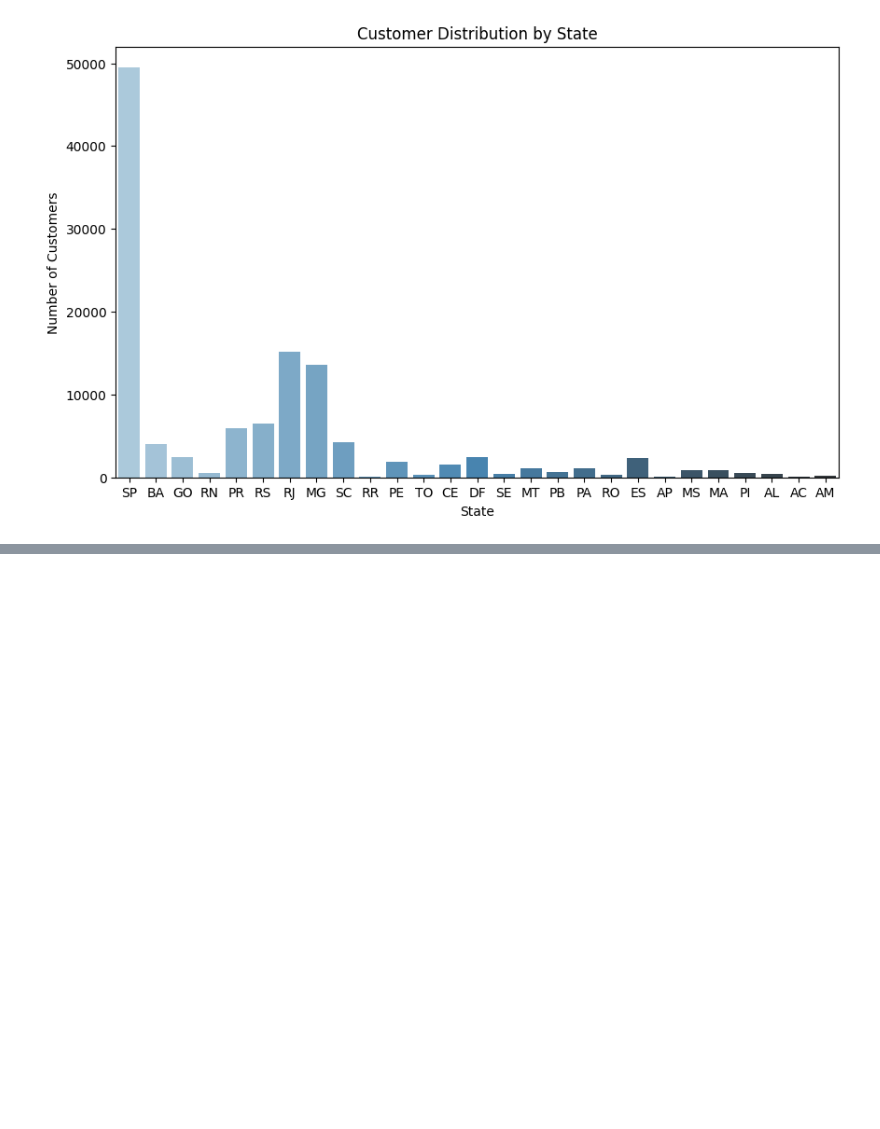
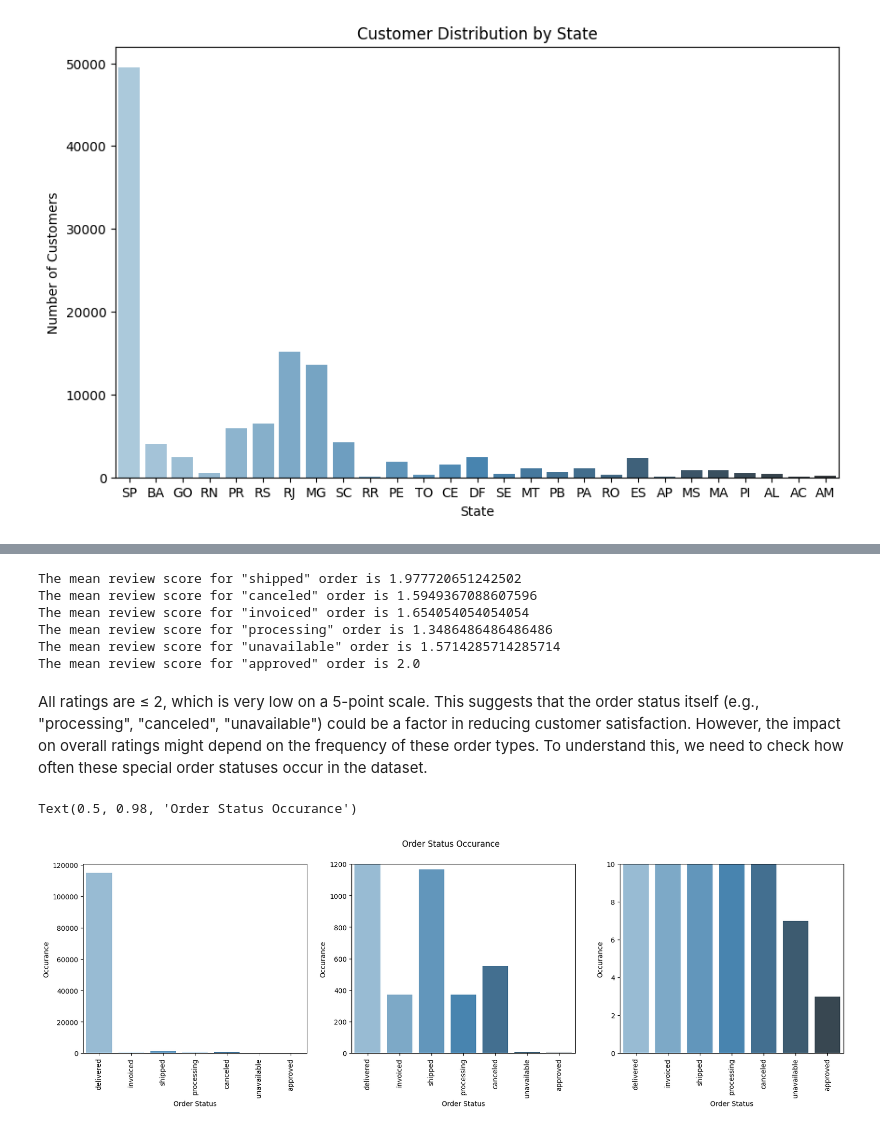
Before and after one commit to waiz2601/Brazilian-E-Commerce-Public-Dataset-by-Olist, a Jupyter notebook: eda.ipynb, the cells around one changed output, grey strips where cells are left out. Cells and saved outputs as stored; diff of their text form; code cells hidden in the pictures; blank space fills up the shorter version.

```diff
--- a/eda.ipynb
+++ b/eda.ipynb
@@ -375,0 +384,43 @@ While the exact cause is hard to conclude, we will conduct more analysis in the
+# %%
+shipped_review_mean = dataset[dataset['order_status'] == 'shipped']['review_score'].mean(axis=0)
+canceled_review_mean = dataset[dataset['order_status'] == 'canceled']['review_score'].mean(axis=0)
+invoiced_review_mean = dataset[dataset['order_status'] == 'invoiced']['review_score'].mean(axis=0)
+processing_review_mean = dataset[dataset['order_status'] == 'processing']['review_score'].mean(axis=0)
+unavailable_review_mean = dataset[dataset['order_status'] == 'unavailable']['review_score'].mean(axis=0)
+approved_review_mean = dataset[dataset['order_status'] == 'approved']['review_score'].mean(axis=0)
+
+print(f'The mean review score for "shipped" order is {shipped_review_mean}')
+print(f'The mean review score for "canceled" order is {canceled_review_mean}')
+print(f'The mean review score for "invoiced" order is {invoiced_review_mean}')
+print(f'The mean review score for "processing" order is {processing_review_mean}')
+print(f'The mean review score for "unavailable" order is {unavailable_review_mean}')
+print(f'The mean review score for "approved" order is {approved_review_mean}')
+# %% [output]
+The mean review score for "shipped" order is 1.977720651242502
+The mean review score for "canceled" order is 1.5949367088607596
+The mean review score for "invoiced" order is 1.654054054054054
+The mean review score for "processing" order is 1.3486486486486486
+The mean review score for "unavailable" order is 1.5714285714285714
+The mean review score for "approved" order is 2.0
+# %% [markdown]
+All ratings are ≤ 2, which is very low on a 5-point scale. This suggests that the order status itself (e.g., "processing", "canceled", "unavailable") could be a factor in reducing customer satisfaction. However, the impact on overall ratings might depend on the frequency of these order types. To understand this, we need to check how often these special order statuses occur in the dataset.
+# %%
+fig, axes = plt.subplots(1, 3, sharex=True, figsize=(20,5))
+order_status_columns = ['order_id', 'order_status']
+
+order_status_plot = sns.countplot(x='order_status', data=dataset[order_status_columns], ax=axes[0], palette=("Blues_d"))
+order_status_plot.set(xlabel = 'Order Status', ylabel='Occurance', ylim=(0, None))
+order_status_plot.tick_params(axis='x', rotation=90)
+
+order_status_plot_med = sns.countplot(x='order_status', data=dataset[order_status_columns], ax=axes[1], palette=("Blues_d"))
+order_status_plot_med.set(xlabel='Order Status', ylabel='Occurance', ylim=(0, 1200))
+order_status_plot_med.tick_params(axis='x', rotation=90)
+
+order_status_plot_smaller = sns.countplot(x='order_status', data=dataset[order_status_columns], ax=axes[2], palette=("Blues_d"))
+order_status_plot_smaller.set(xlabel='Order Status', ylabel='Occurance', ylim=(0, 10))
+order_status_plot_smaller.tick_params(axis='x', rotation=90)
+
+fig.suptitle('Order Status Occurance')
+# %% [output]
+Text(0.5, 0.98, 'Order Status Occurance')
+[figure, added]
```
Also changed, not shown: parts of 5 cells of this notebook.
